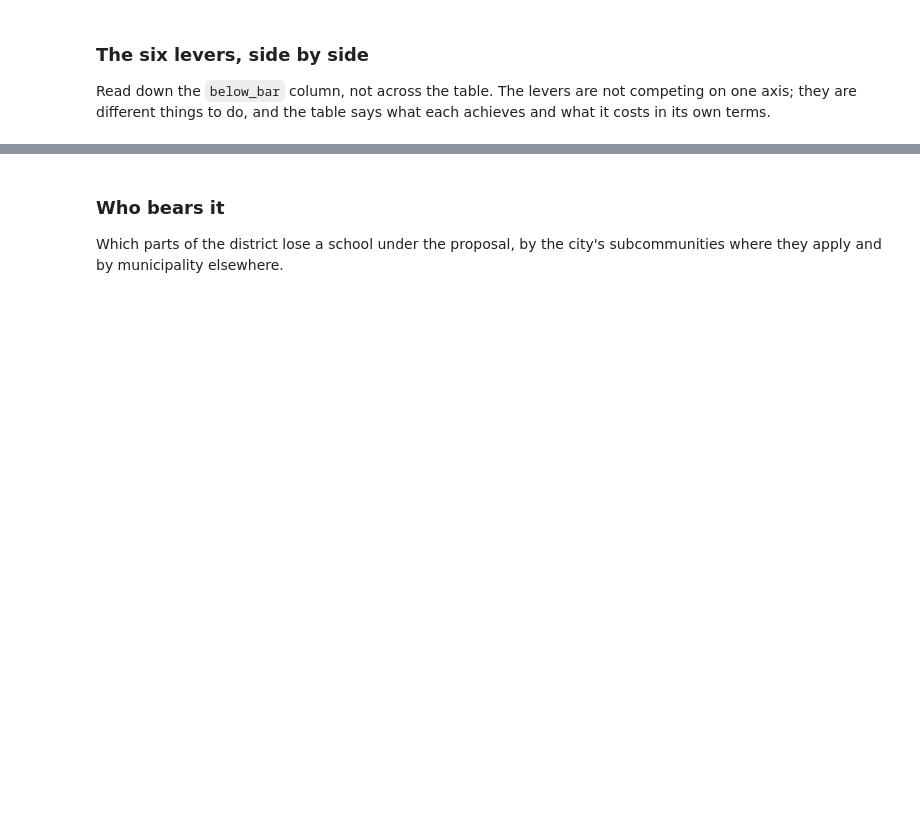
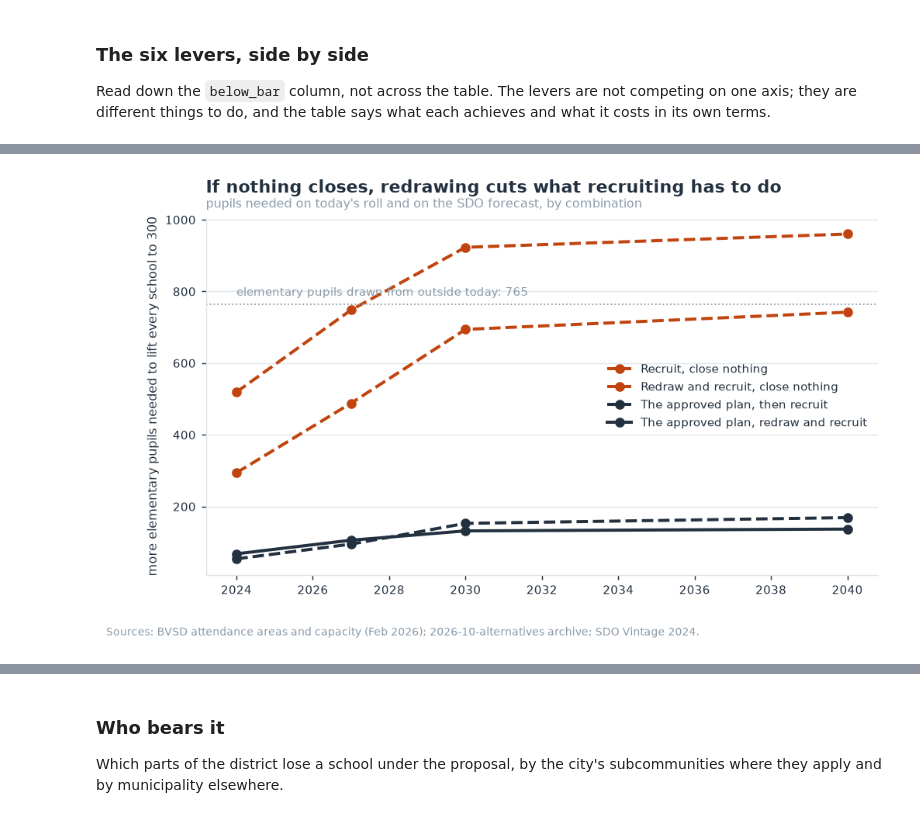
Before and after one commit to brianckeegan/charting-boulder, a Jupyter notebook: 2026-10-alternatives/alternatives-analysis.ipynb, the cells around one changed output, grey strips where cells are left out. Drawn from its saved outputs; the diff is of its cells as text; code cells hidden in the pictures; blank space fills up the shorter version.

```diff
--- a/2026-10-alternatives/alternatives-analysis.ipynb
+++ b/2026-10-alternatives/alternatives-analysis.ipynb
@@ -1233,0 +1432,20 @@ plt.show()
+# %%
+fig, ax = plt.subplots(figsize=(8.6, 4.6))
+recruiting = combinations[combinations["pupils_to_recruit"] > 0]
+for label, group in recruiting.groupby("combination", sort=False):
+    ax.plot(group["year"], group["pupils_to_recruit"], marker="o", lw=2.2,
+            color=ACCENT if "close nothing" in label else INK,
+            ls="-" if "redraw" in label else "--", label=label)
+ax.axhline(drawn_in, color=MUTED, lw=1, ls=":")
+ax.text(recruiting["year"].min(), drawn_in * 1.03,
+        f"elementary pupils drawn from outside today: {drawn_in:,.0f}", color=MUTED, fontsize=8.5)
+ax.set_ylabel("more elementary pupils needed to lift every school to 300")
+ax.legend(frameon=False, fontsize=8.5)
+finish(ax, "If nothing closes, redrawing cuts what recruiting has to do",
+       "pupils needed on today's roll and on the SDO forecast, by combination",
+       "Sources: BVSD attendance areas and capacity (Feb 2026); 2026-10-alternatives archive; "
+       "SDO Vintage 2024.")
+fig.savefig(OUTPUT / "alt-fig5b-lever-combinations.png", bbox_inches="tight")
+plt.show()
+# %% [output]
+[figure, added]
```
Also changed, not shown: parts of 41 cells of this notebook, 36 other files.
